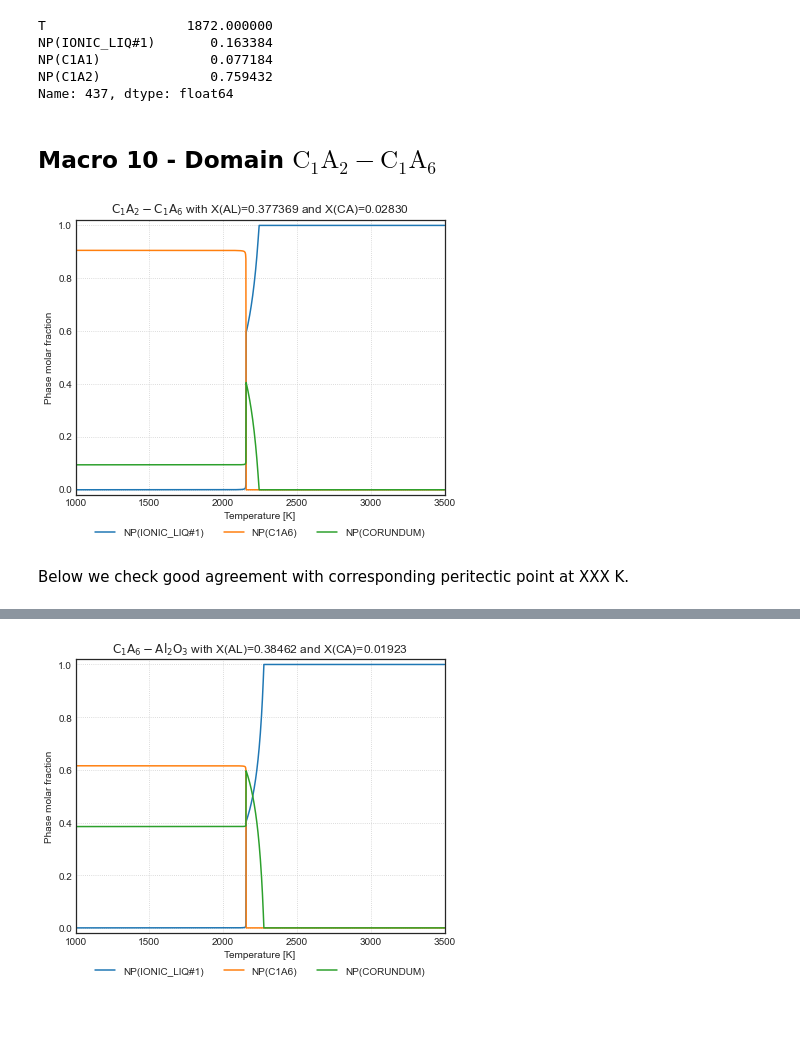
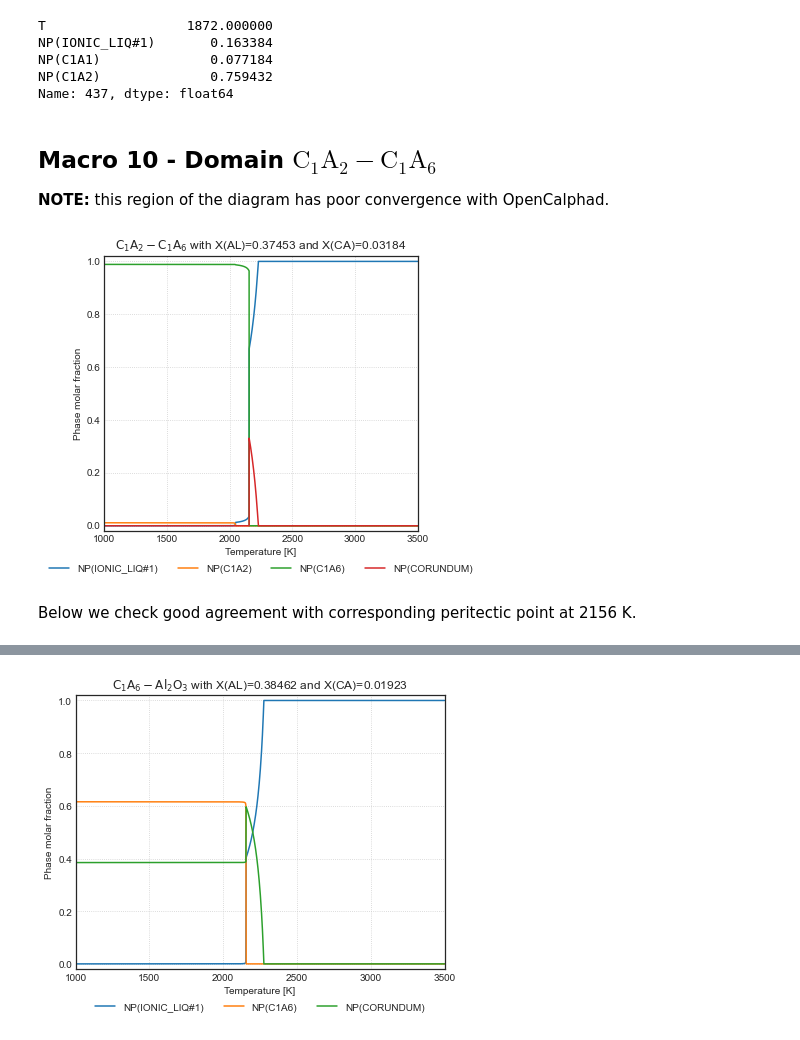
Before and after one commit to ILovewindows-oss/learning-scientific-computing, a Jupyter notebook: thermochemistry/opencalphad/binary-al2o3-cao/post/postprocess.ipynb, the cells around one changed output, grey strips where cells are left out. Saved outputs shown, nothing was run; the diff lists cells and outputs as text; code cells hidden in the pictures.

```diff
--- a/thermochemistry/opencalphad/binary-al2o3-cao/post/postprocess.ipynb
+++ b/thermochemistry/opencalphad/binary-al2o3-cao/post/postprocess.ipynb
@@ -245,17 +245,19 @@ NP(C1A2)              0.759432
 Name: 437, dtype: float64
 # %% [markdown]
 ## Macro 10 - Domain $\mathrm{C_1A_2 - C_1A_6}$
+
+**NOTE:** this region of the diagram has poor convergence with OpenCalphad.
 # %%
 df = load_data("results-macro-10.csv")
-title = "$\\mathrm{C_1A_2 - C_1A_6}$ with X(AL)=0.377369 and X(CA)=0.02830"
+title = "$\\mathrm{C_1A_2 - C_1A_6}$ with X(AL)=0.37453 and X(CA)=0.03184"
 fig, artists = plot_data(df, title)
 fig.savefig("results-macro-10.png", dpi=300,
             bbox_extra_artists=artists,
             bbox_inches='tight')
 # %% [output]
-[figure, old version]
+[figure, new version]
 # %% [markdown]
-Below we check good agreement with corresponding peritectic point at XXX K.
+Below we check good agreement with corresponding peritectic point at 2156 K.
 # %%
 df.loc[df["NP(IONIC_LIQ#1)"] > 0.1].iloc[0]
 # %% [output]
```
Also changed, not shown: parts of 4 cells of this notebook, 2 other files.
